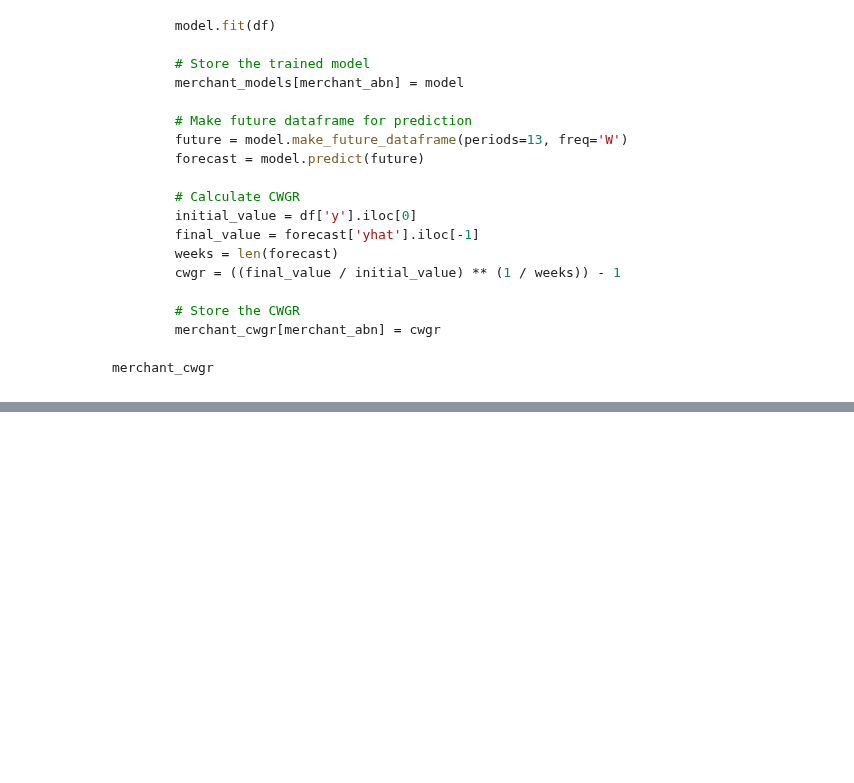
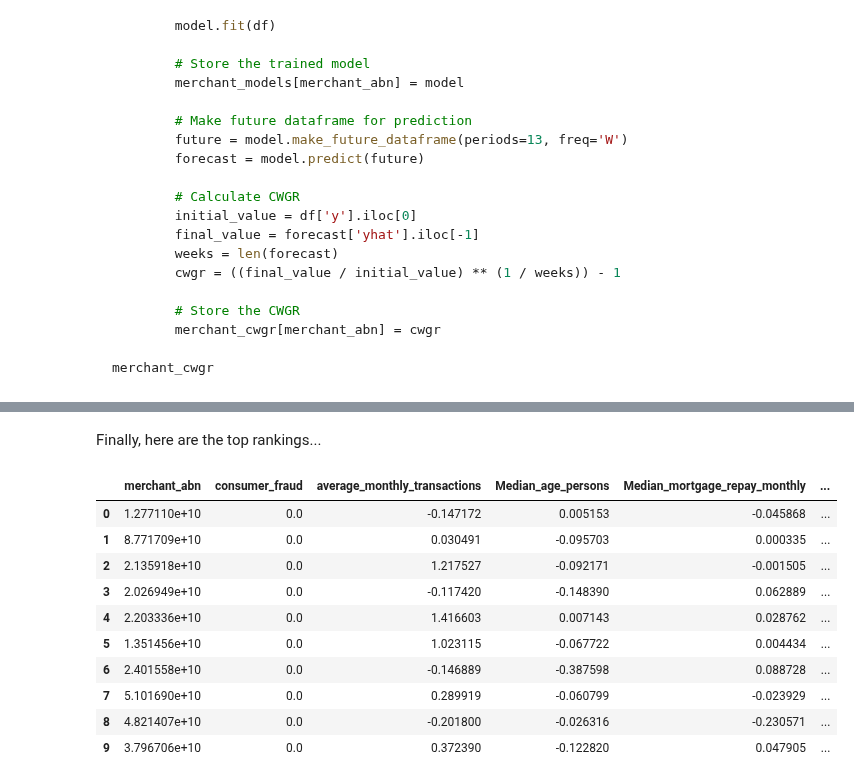
Before and after one commit to MAST30034-AppliedDataScience/project-2-group-buy-now-pay-later-industry-project-24, a Jupyter notebook: notebooks/final_notebook.ipynb, the cells around one changed output, grey strips where cells are left out. Cells and saved outputs as stored; diff of their text form; code cells hidden in the pictures; blank space fills up the shorter version.

```diff
--- a/notebooks/final_notebook.ipynb
+++ b/notebooks/final_notebook.ipynb
@@ -514,0 +665,17 @@ merchant_cwgr
+# %% [markdown]
+Finally, here are the top rankings...
+# %%
+top_10_automotives = pd.read_csv('../data/curated/top_10_automotives.csv')
+top_10_automotives
+# %% [output]
+|  | merchant_abn | consumer_fraud | average_monthly_transactions | Median_age_persons | Median_mortgage_repay_monthly | ... |
+| 0 | 1.277110e+10 | 0.0 | -0.147172 | 0.005153 | -0.045868 | ... |
+| 1 | 8.771709e+10 | 0.0 | 0.030491 | -0.095703 | 0.000335 | ... |
+| 2 | 2.135918e+10 | 0.0 | 1.217527 | -0.092171 | -0.001505 | ... |
+| 3 | 2.026949e+10 | 0.0 | -0.117420 | -0.148390 | 0.062889 | ... |
+| 4 | 2.203336e+10 | 0.0 | 1.416603 | 0.007143 | 0.028762 | ... |
+| 5 | 1.351456e+10 | 0.0 | 1.023115 | -0.067722 | 0.004434 | ... |
+| 6 | 2.401558e+10 | 0.0 | -0.146889 | -0.387598 | 0.088728 | ... |
+| 7 | 5.101690e+10 | 0.0 | 0.289919 | -0.060799 | -0.023929 | ... |
+| 8 | 4.821407e+10 | 0.0 | -0.201800 | -0.026316 | -0.230571 | ... |
+| 9 | 3.796706e+10 | 0.0 | 0.372390 | -0.122820 | 0.047905 | ... |
```
Also changed, not shown: parts of 22 cells of this notebook, 7 other files.
